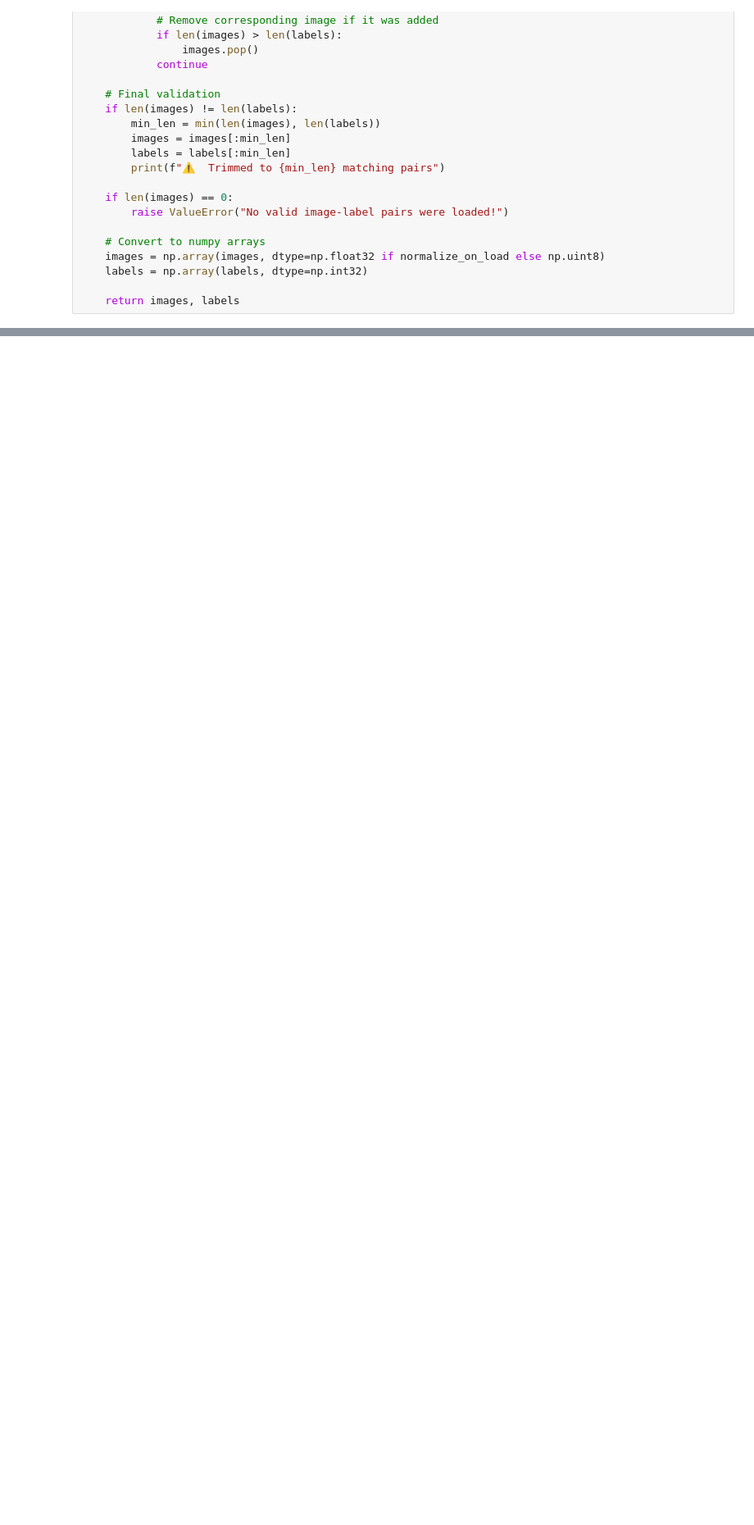
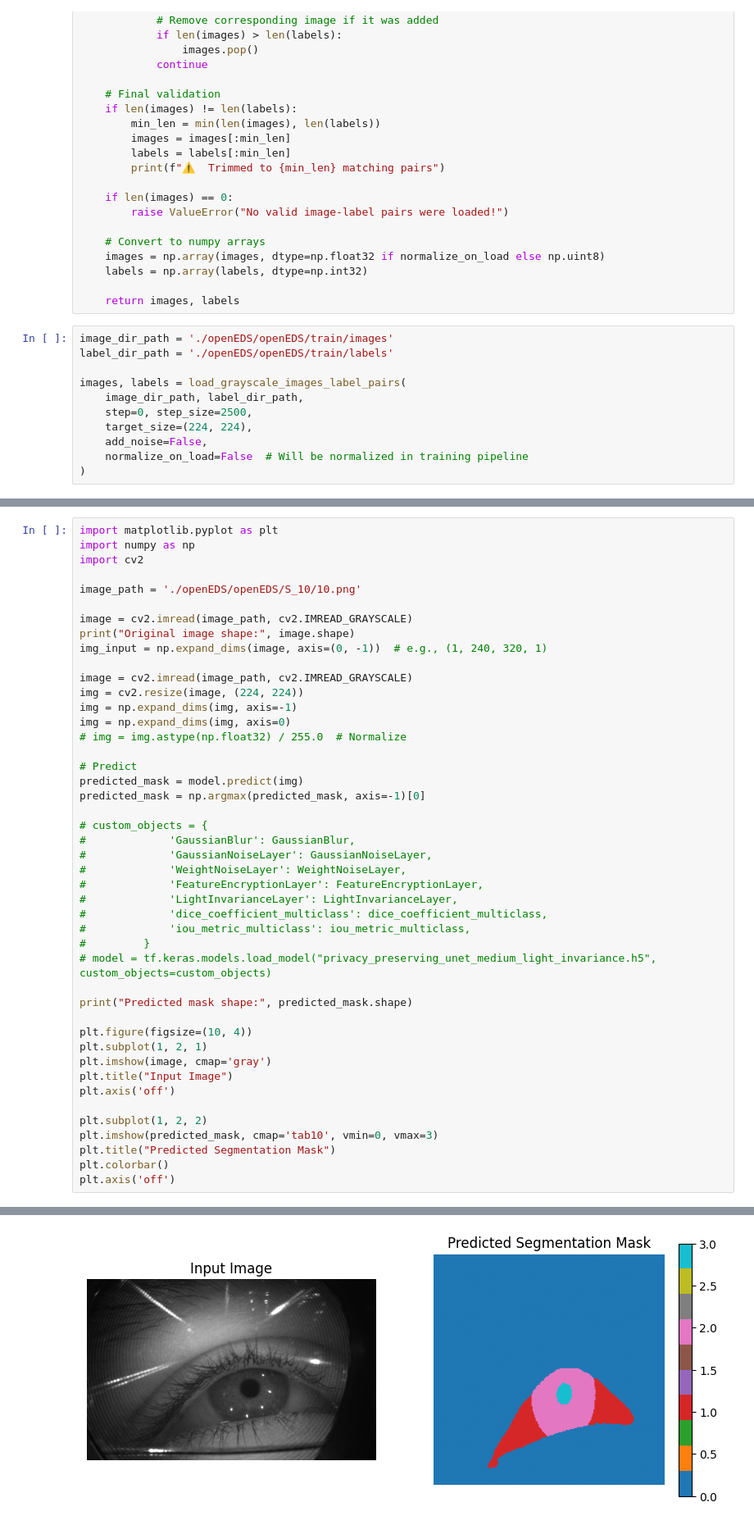
Before and after one commit to yasastharinda9511/GazeEstimation, a Jupyter notebook: privacy_preserved_vits_based_model.ipynb, the cells around one changed output, grey strips where cells are left out. Shown at 82% size. Saved outputs shown, nothing was run; the diff lists cells and outputs as text; blank space fills up the shorter version.

Commit message:
fixeeed prediction issue

```diff
--- a/privacy_preserved_vits_based_model.ipynb
+++ b/privacy_preserved_vits_based_model.ipynb
@@ -1116,3 +1112,14 @@ def load_grayscale_images_label_pairs(image_dir, label_dir, step=0, step_size=10
     labels = np.array(labels, dtype=np.int32)
 
     return images, labels
+# %%
+image_dir_path = './openEDS/openEDS/train/images'
+label_dir_path = './openEDS/openEDS/train/labels'
+
+images, labels = load_grayscale_images_label_pairs(
+    image_dir_path, label_dir_path,
+    step=0, step_size=2500,
+    target_size=(224, 224),
+    add_noise=False,
+    normalize_on_load=False  # Will be normalized in training pipeline
+)
@@ -2058,0 +2189,46 @@ if __name__ == "__main__":
+# %%
+import matplotlib.pyplot as plt
+import numpy as np
+import cv2
+
+image_path = './openEDS/openEDS/S_10/10.png'
+
+image = cv2.imread(image_path, cv2.IMREAD_GRAYSCALE)
+print("Original image shape:", image.shape)
+img_input = np.expand_dims(image, axis=(0, -1))  # e.g., (1, 240, 320, 1)
+
+image = cv2.imread(image_path, cv2.IMREAD_GRAYSCALE)
+img = cv2.resize(image, (224, 224))
+img = np.expand_dims(img, axis=-1)
+img = np.expand_dims(img, axis=0)
+# img = img.astype(np.float32) / 255.0  # Normalize
+
+# Predict
+predicted_mask = model.predict(img)
+predicted_mask = np.argmax(predicted_mask, axis=-1)[0]
+
+# custom_objects = {
+#             'GaussianBlur': GaussianBlur,
+#             'GaussianNoiseLayer': GaussianNoiseLayer,
+#             'WeightNoiseLayer': WeightNoiseLayer,
+#             'FeatureEncryptionLayer': FeatureEncryptionLayer,
+#             'LightInvarianceLayer': LightInvarianceLayer,
+#             'dice_coefficient_multiclass': dice_coefficient_multiclass,
+#             'iou_metric_multiclass': iou_metric_multiclass,
+#         }
+# model = tf.keras.models.load_model("privacy_preserving_unet_medium_light_invariance.h5", custom_objects=custom_objects)
+
+print("Predicted mask shape:", predicted_mask.shape)
+
+plt.figure(figsize=(10, 4))
+plt.subplot(1, 2, 1)
+plt.imshow(image, cmap='gray')
+plt.title("Input Image")
+plt.axis('off')
+
+plt.subplot(1, 2, 2)
+plt.imshow(predicted_mask, cmap='tab10', vmin=0, vmax=3)
+plt.title("Predicted Segmentation Mask")
+plt.colorbar()
+plt.axis('off')
+# %% [output]
@@ -2058,0 +2239 @@ if __name__ == "__main__":
+[figure, added]
```
Also changed, not shown: parts of 7 cells of this notebook.
